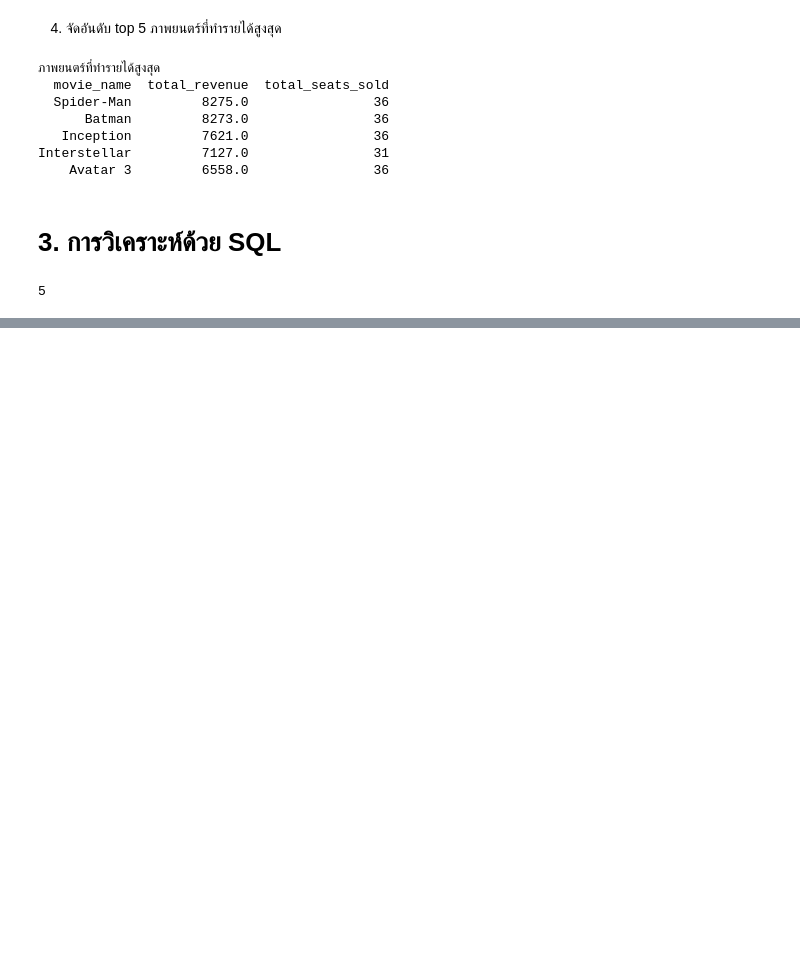
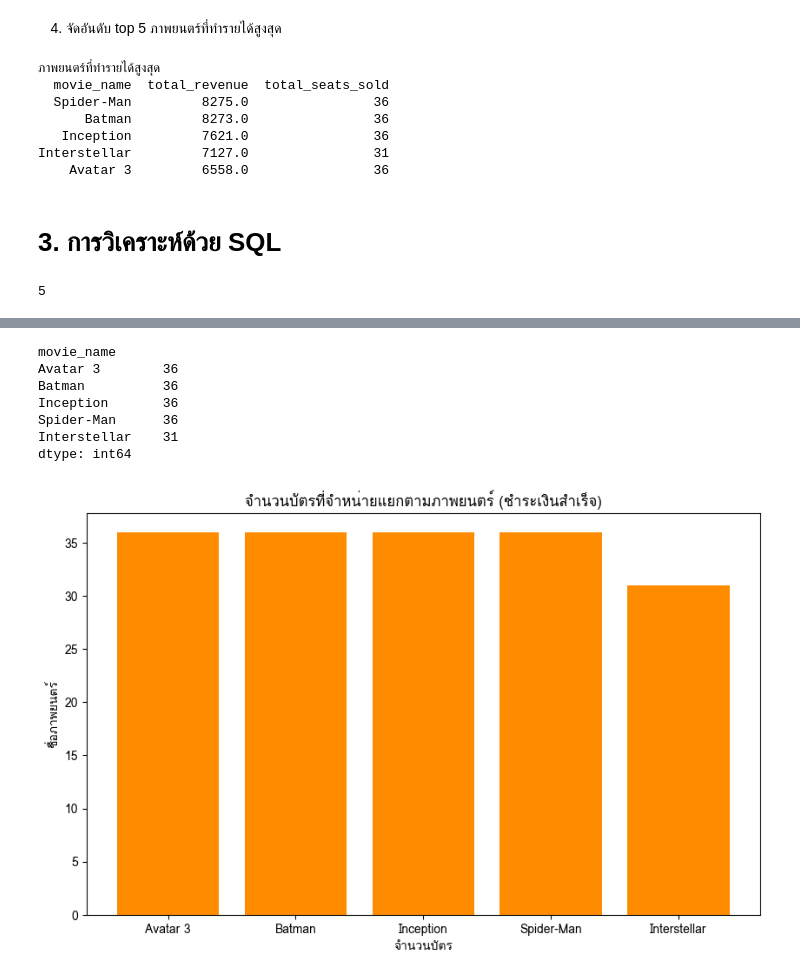
Before and after one commit to natthamonsmn/Cinema_Team, a Jupyter notebook: Cinema.ipynb, the cells around one changed output, grey strips where cells are left out. Drawn from its saved outputs; the diff is of its cells as text; code cells hidden in the pictures; blank space fills up the shorter version.

```diff
--- a/Cinema.ipynb
+++ b/Cinema.ipynb
@@ -1115,0 +1148,28 @@ Query 5: ข้อมูลการจองพร้อมหมวดหม
+# %%
+#จำนวนบัตรที่จำหน่ายแยกตามภาพยนตร์(ชำระเงินสำเร็จ)
+import pandas as pd
+import matplotlib.pyplot as plt
+df=pd.read_csv("https://raw.githubusercontent.com/natthamonsmn/Cinema_Team/refs/heads/main/joined.csv")
+
+# กรองเฉพาะรายการที่ชำระเงินสำเร็จ (Paid) และนับจำนวนตั๋วแยกตามภาพยนตร์
+tickets_by_movie = (
+    df[df["status"] == "Paid"]
+    .groupby("movie_name")
+    .size().sort_values(ascending=False)
+    )
+print(tickets_by_movie)
+plt.figure(figsize=(10, 6))
+bars = plt.bar(tickets_by_movie.index, tickets_by_movie.values, color="darkorange")
+plt.title("จำนวนบัตรที่จำหน่ายแยกตามภาพยนตร์ (ชำระเงินสำเร็จ)")
+plt.xlabel("จำนวนบัตร")
+plt.ylabel("ชื่อภาพยนตร์")
+plt.show()
+# %% [output]
+movie_name
+Avatar 3        36
+Batman          36
+Inception       36
+Spider-Man      36
+Interstellar    31
+dtype: int64
+[figure, added]
```
Also changed, not shown: parts of 15 cells of this notebook.
